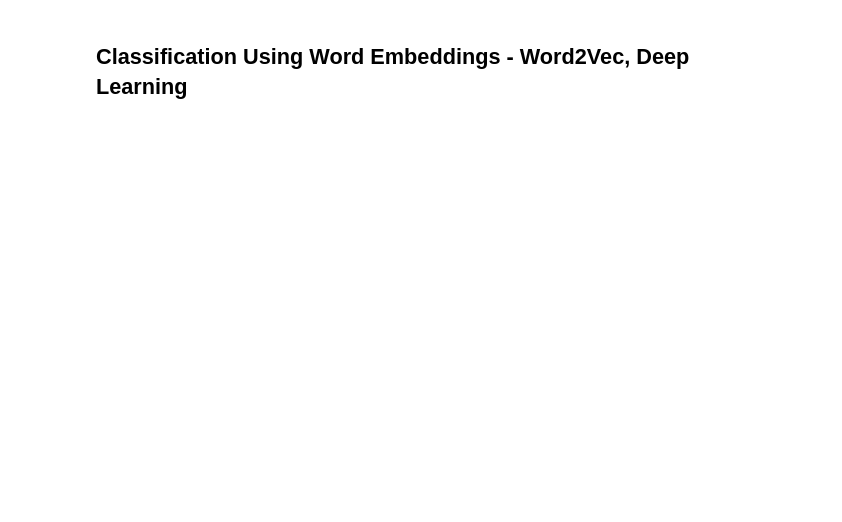
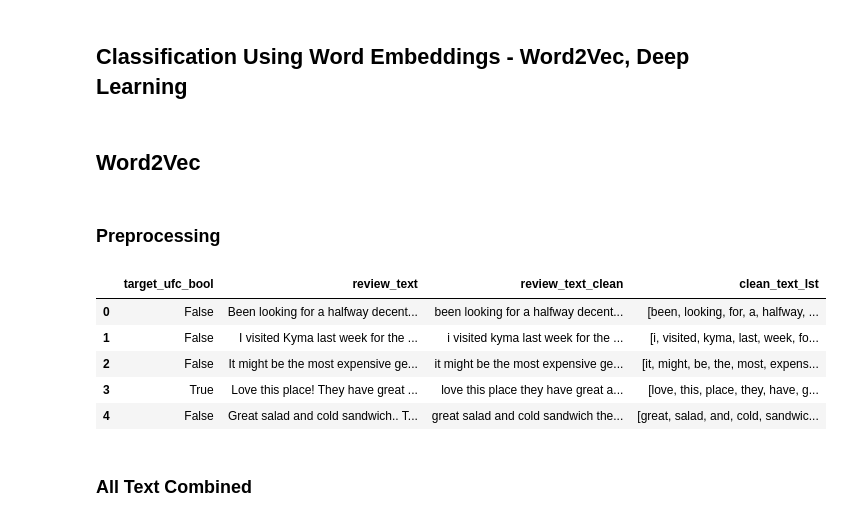
Before and after one commit to jeffjohannsen/Predicting_Yelp_Review_Quality, a Jupyter notebook: notebooks/3_Text_Processing.ipynb, the cells around one changed output. Saved outputs shown, nothing was run; the diff lists cells and outputs as text; code cells hidden in the pictures; blank space fills up the shorter version.

Commit message:
Moving into Word2Vec via Gensim

```diff
--- a/notebooks/3_Text_Processing.ipynb
+++ b/notebooks/3_Text_Processing.ipynb
@@ -471,2 +673,26 @@ Best Recall: 1.00
 # %% [markdown]
 ## Classification Using Word Embeddings - Word2Vec, Deep Learning
+# %% [markdown]
+## Word2Vec
+# %% [markdown]
+### Preprocessing
+# %%
+w2v_df = text_target.copy()
+# %%
+w2v_df['review_text_clean'] = w2v_df['review_text'].apply(lambda x: preprocess_text(x, run_stemm=False,
+                                                                                   run_lemm=False,
+                                                                                   remove_num=True,
+                                                                                   stopwords=None))
+# %%
+w2v_df['clean_text_lst'] = w2v_df['review_text_clean'].apply(lambda x: x.split())
+# %%
+w2v_df.head()
+# %% [output]
+|  | target_ufc_bool | review_text | review_text_clean | clean_text_lst |
+| 0 | False | Been looking for a halfway decent... | been looking for a halfway decent... | [been, looking, for, a, halfway, ... |
+| 1 | False | I visited Kyma last week for the ... | i visited kyma last week for the ... | [i, visited, kyma, last, week, fo... |
+| 2 | False | It might be the most expensive ge... | it might be the most expensive ge... | [it, might, be, the, most, expens... |
+| 3 | True | Love this place! They have great ... | love this place they have great a... | [love, this, place, they, have, g... |
+| 4 | False | Great salad and cold sandwich.. T... | great salad and cold sandwich the... | [great, salad, and, cold, sandwic... |
+# %% [markdown]
+### All Text Combined
```
Also changed, not shown: parts of 38 cells of this notebook.
